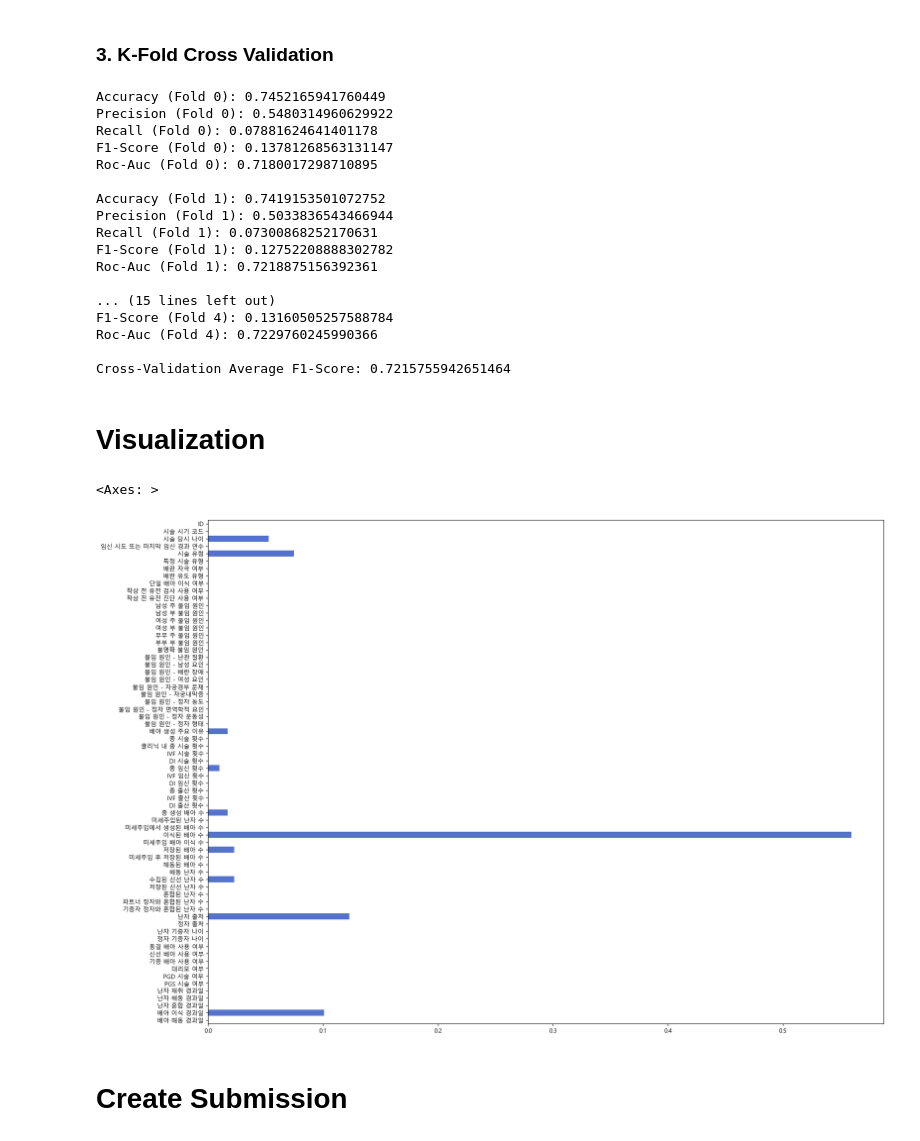
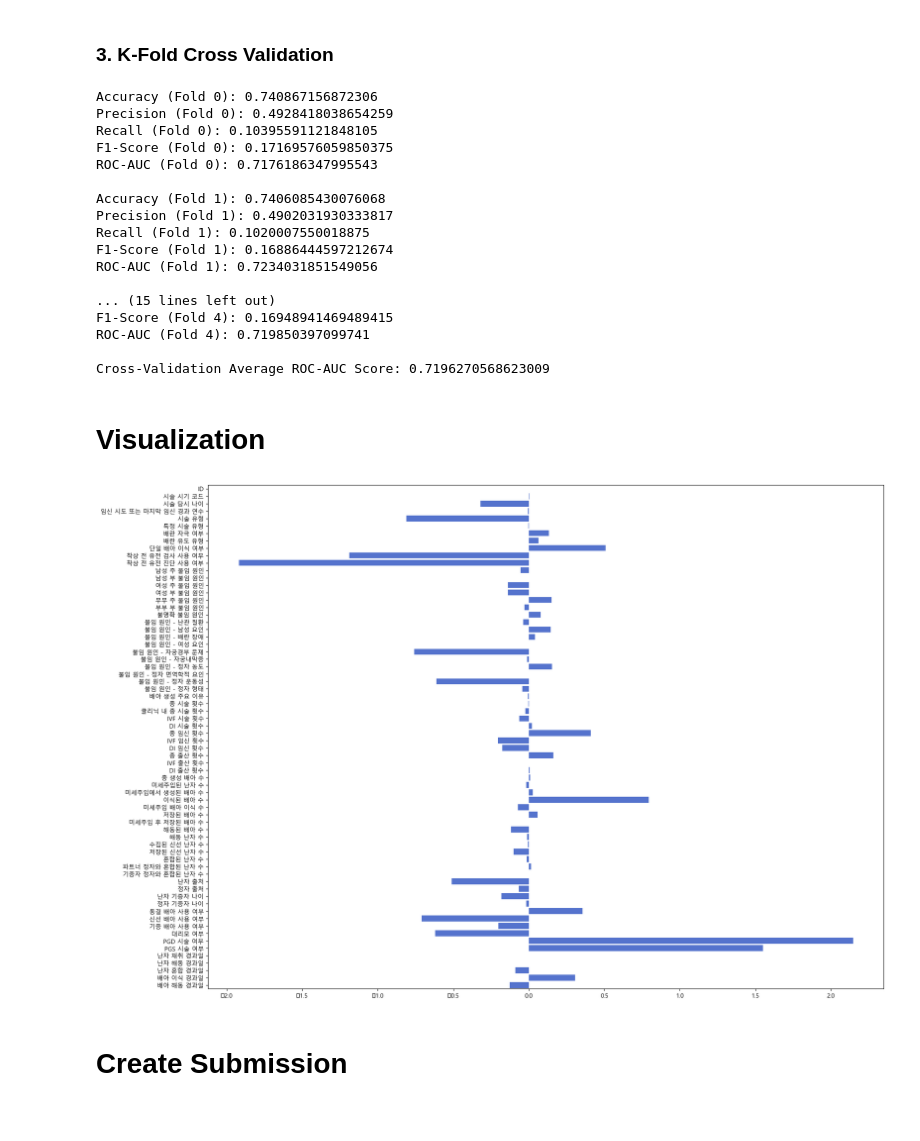
Before and after one commit to miny-genie/LG-Aimers-6th-Online-Hackathon, a Jupyter notebook: basecode.ipynb, the cells around one changed output. Saved outputs shown, nothing was run; the diff lists cells and outputs as text; code cells hidden in the pictures.

Commit message:
25.02.03 시각화 LogisticRegression 에러 처리 추가

```diff
--- a/basecode.ipynb
+++ b/basecode.ipynb
@@ -260,9 +259,10 @@ def eval(model: BaseEstimator, X: pd.DataFrame, y: pd.Series) -> tuple[float]:
 # %%
 skf = StratifiedKFold(n_splits=5, shuffle=True, random_state=RANDOM_STATE)
 roc_auc_scores = []
-score_types = ["Accuracy", "Precision", "Recall", "F1-Score", "Roc-Auc"]
+score_types = ["Accuracy", "Precision", "Recall", "F1-Score", "ROC-AUC"]
 
-model = clf_model_dict["adaboost"]
+model_name = "lasso"
+model = clf_model_dict[model_name]
 
 for idx, (train_idx, test_idx) in enumerate(skf.split(X, y)):
     X_train, y_train = X.iloc[train_idx], y.iloc[train_idx]
@@ -276,34 +276,36 @@ for idx, (train_idx, test_idx) in enumerate(skf.split(X, y)):
         print(f"{score_type} (Fold {idx}): {score}")
     print()
 
-print(f"Cross-Validation Average F1-Score: {np.mean(roc_auc_scores)}")
+print(f"Cross-Validation Average ROC-AUC Score: {np.mean(roc_auc_scores)}")
 # %% [output]
-Accuracy (Fold 0): 0.7452165941760449
-Precision (Fold 0): 0.5480314960629922
-Recall (Fold 0): 0.07881624641401178
-F1-Score (Fold 0): 0.13781268563131147
-Roc-Auc (Fold 0): 0.7180017298710895
+Accuracy (Fold 0): 0.740867156872306
+Precision (Fold 0): 0.4928418038654259
+Recall (Fold 0): 0.10395591121848105
+F1-Score (Fold 0): 0.17169576059850375
+ROC-AUC (Fold 0): 0.7176186347995543
 
-Accuracy (Fold 1): 0.7419153501072752
-Precision (Fold 1): 0.5033836543466944
-Recall (Fold 1): 0.07300868252170631
-F1-Score (Fold 1): 0.12752208888302782
-Roc-Auc (Fold 1): 0.7218875156392361
+Accuracy (Fold 1): 0.7406085430076068
+Precision (Fold 1): 0.4902031930333817
+Recall (Fold 1): 0.1020007550018875
+F1-Score (Fold 1): 0.16886444597212674
+ROC-AUC (Fold 1): 0.7234031851549056
 
 ... (15 lines left out)
-F1-Score (Fold 4): 0.13160505257588784
-Roc-Auc (Fold 4): 0.7229760245990366
+F1-Score (Fold 4): 0.16948941469489415
+ROC-AUC (Fold 4): 0.719850397099741
 
-Cross-Validation Average F1-Score: 0.7215755942651464
+Cross-Validation Average ROC-AUC Score: 0.7196270568623009
 # %% [markdown]
 # Visualization
 # %%
 feature_names = X.columns.tolist()
 plt.figure(figsize=(20,15))
-sns.barplot(x=model.feature_importances_, y=feature_names, palette=[ROYALBLUE])
+if isinstance(LogisticRegression(), LogisticRegression):
+    sns.barplot(x=model.coef_[0], y=feature_names, palette=[ROYALBLUE])
+else:
+    sns.barplot(x=model.feature_importances_, y=feature_names, palette=[ROYALBLUE])
 # %% [output]
-<Axes: >
-[figure, old version]
+[figure, new version]
 # %% [markdown]
 # Create Submission
 # %%
```
Also changed, not shown: parts of 3 cells of this notebook.
